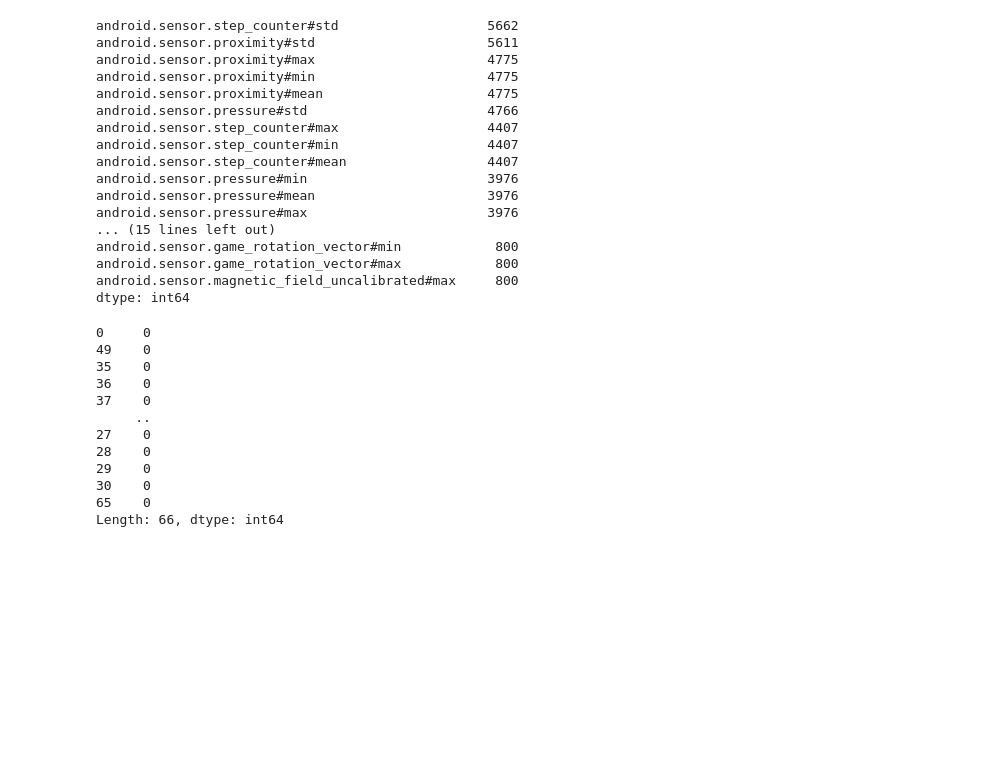
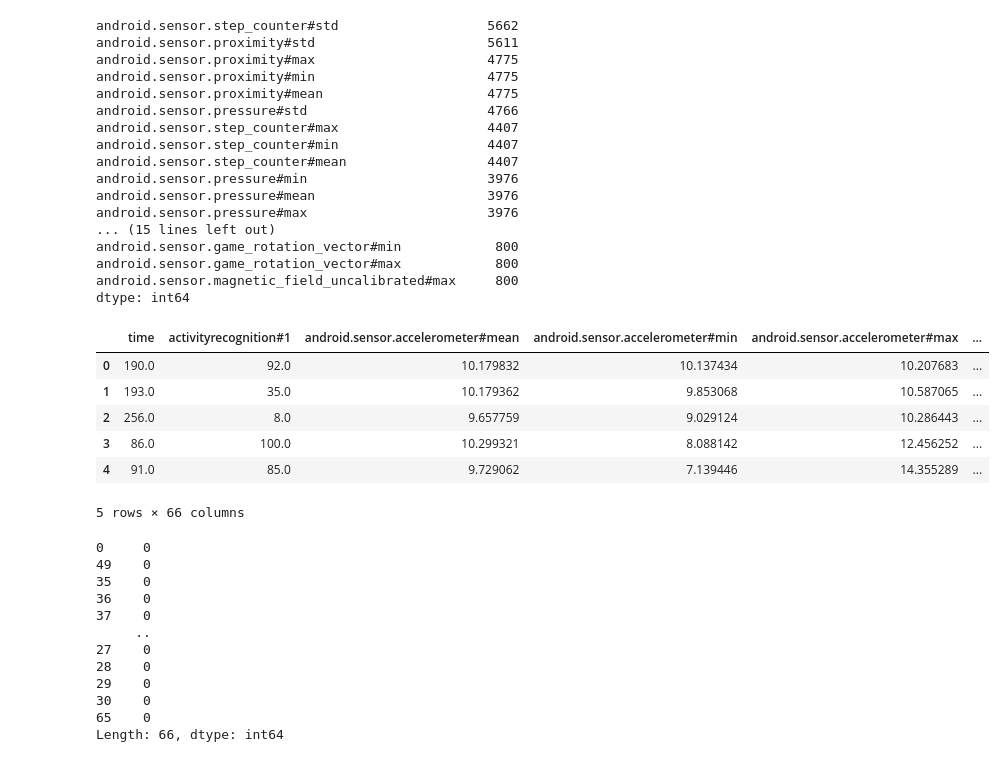
Before and after one commit to sardorick/BW-2-Fitness-ML, a Jupyter notebook: test_knn_impute.ipynb, the cells around one changed output. Cells and saved outputs as stored; diff of their text form; code cells hidden in the pictures; blank space fills up the shorter version.

```diff
--- a/test_knn_impute.ipynb
+++ b/test_knn_impute.ipynb
@@ -101,4 +101,13 @@ android.sensor.magnetic_field_uncalibrated#max     800
 dtype: int64
 # %%
 df5_num = df5.drop(['target'], axis=1)
+df5_num.head()
+# %% [output]
+|  | time | activityrecognition#1 | android.sensor.accelerometer#mean | android.sensor.accelerometer#min | android.sensor.accelerometer#max | ... |
+| 0 | 190.0 | 92.0 | 10.179832 | 10.137434 | 10.207683 | ... |
+| 1 | 193.0 | 35.0 | 10.179362 | 9.853068 | 10.587065 | ... |
+| 2 | 256.0 | 8.0 | 9.657759 | 9.029124 | 10.286443 | ... |
+| 3 | 86.0 | 100.0 | 10.299321 | 8.088142 | 12.456252 | ... |
+| 4 | 91.0 | 85.0 | 9.729062 | 7.139446 | 14.355289 | ... |
+5 rows × 66 columns
 # %%
```
Also changed, not shown: parts of 16 cells of this notebook.
